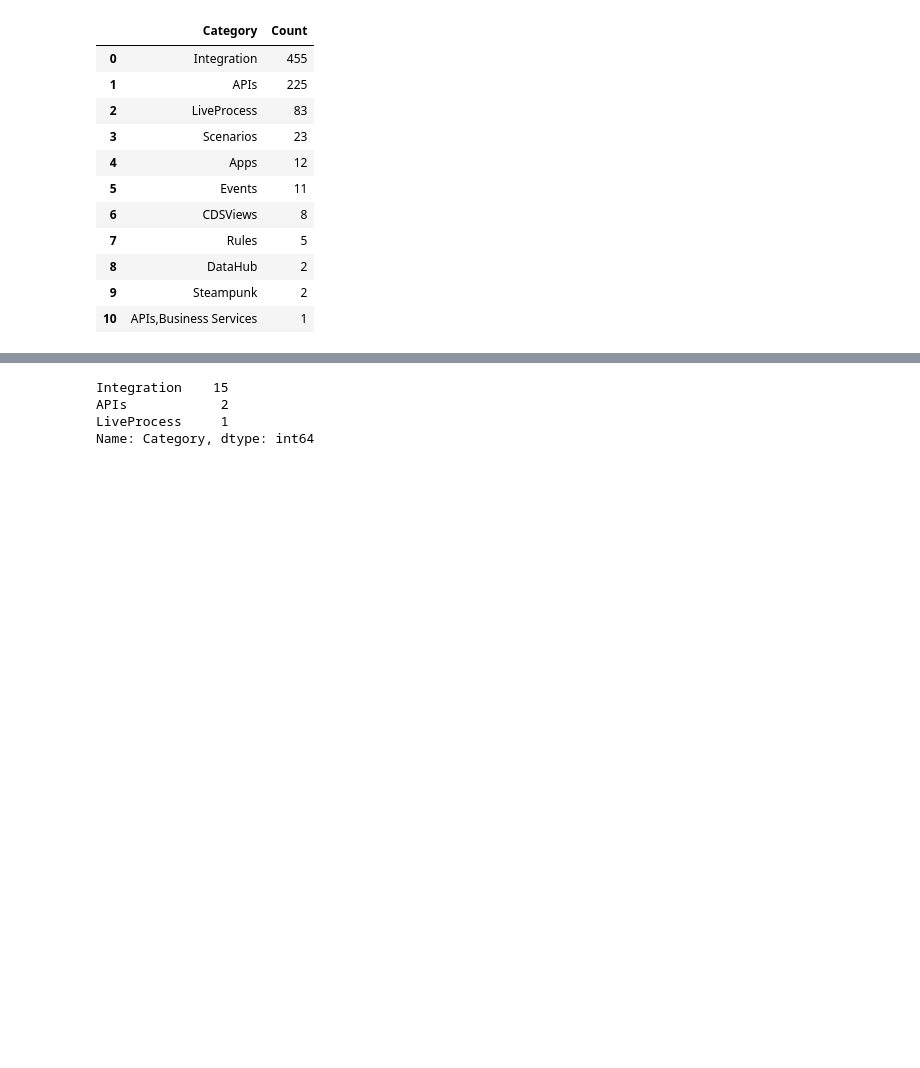
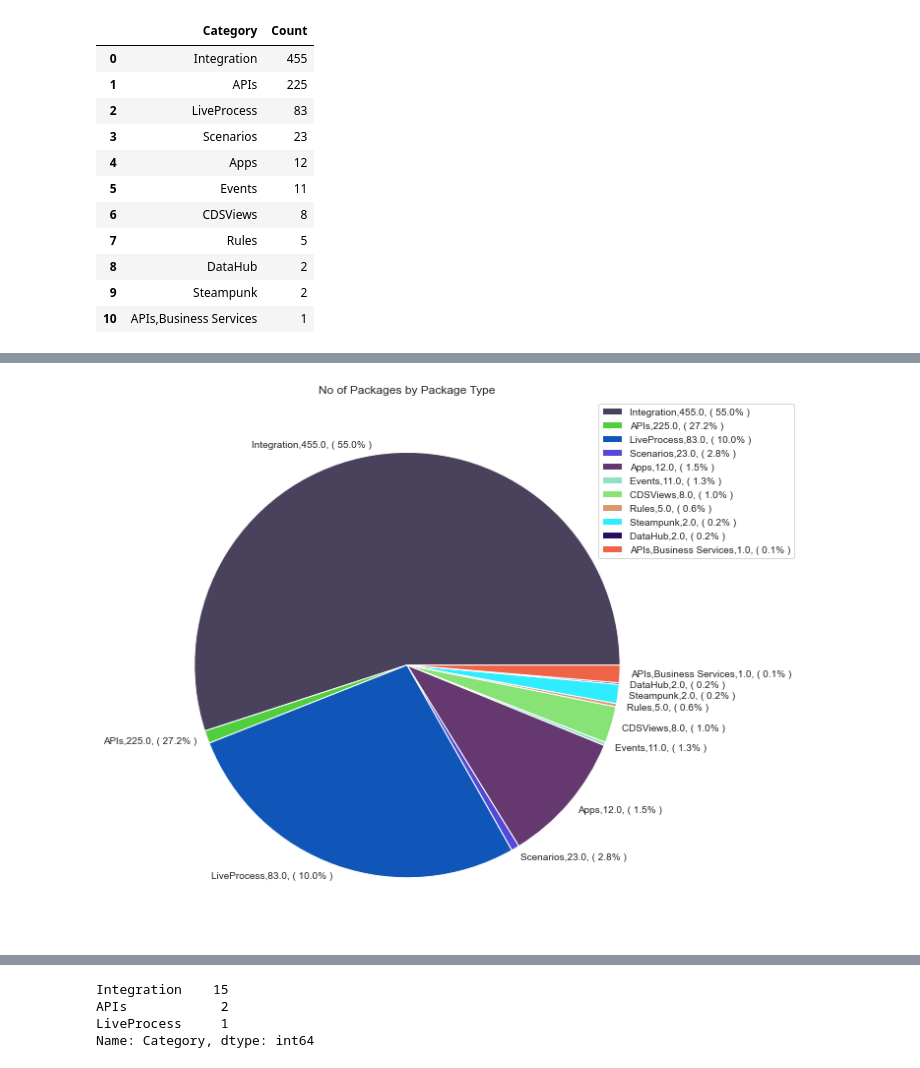
Before and after one commit to sapslcm/Git_Repository_Sudhir, a Jupyter notebook: SAP API Hub/API_Hub_API_Content_Parsing - Version 3.ipynb, the cells around one changed output, grey strips where cells are left out. Saved outputs shown, nothing was run; the diff lists cells and outputs as text; code cells hidden in the pictures; blank space fills up the shorter version.

Commit message:
Added pie chart and bar plot

```diff
--- a/SAP API Hub/API_Hub_API_Content_Parsing - Version 3.ipynb
+++ b/SAP API Hub/API_Hub_API_Content_Parsing - Version 3.ipynb
@@ -491,0 +249,87 @@ Package_Modification_Date_To =   '2022-09-07'
+# %%
+# Import librarie
+import numpy as np
+import matplotlib.pyplot as plt
+from random import shuffle
+import random
+
+fig = plt.figure(figsize=[10, 8])
+ax = fig.add_subplot(111)
+
+
+
+cmap = plt.cm.prism
+colors = cmap(np.linspace(0., 1., len(df_common['Count'])))
+# large = df_package_count[:len(df_package_count) / 2]
+# small = df_package_count[len(df_package_count) / 2:]
+# angle = 180 + float(sum(small[::2])) / sum(reordered) * 360
+
+labels = df_common['Category'].values.tolist()
+p = df_common['Category'].values.tolist()
+q = df_common['Count'].values.tolist()
+labels = [f'{l},{s:0.1f}, ( {t:0.1f}% )' for l, s, t in z]
+
+color = ["#" + ''.join([random.choice('0123456789ABCDEF')
+                        for j in range(6)]) for i in range(len(df_common))]
+
+pie_wedge_collection = ax.pie(df_common['Count'],  labels=labels, labeldistance=1.05,colors=color);
+
+for pie_wedge in pie_wedge_collection[0]:
+    pie_wedge.set_edgecolor('white')
+
+ax.set_title("No of Packages by Package Type");
+
+# Creating dataset
+
+
+# data = df_common['Count'].values.tolist()
+
+# # Creating explode data
+
+# explode = list()
+# print("Type--",type(explode))
+# for exp in range (len(data)):
+#     explode.append(0.1)
+
+# # # Creating color parameters
+# # colors = ["#" + ''.join([random.choice('0123456789ABCDEF') for j in range(len(sub_type))])
+# # for i in range(n)]
+
+# # Wedge properties
+# wp = { 'linewidth' : 1, 'edgecolor' : "green"}
+
+# # Creating autocpt arguments
+# def func(pct, allvalues):
+# 	absolute = (pct / 100.*np.sum(allvalues))
+# # 	absolute = allvalues
+# 	print("values--",absolute)
+# 	return "{:.2f}%\n({:.0f})".format(pct, absolute)
+
+# # Creating plot
+# fig, ax = plt.subplots(figsize =(10, 7))
+# wedges, texts, autotexts = ax.pie(data,
+# 								autopct = lambda pct: func(pct, data),
+# 								explode = explode,
+# 								labels = labels,
+# 								shadow = True,
+
+# 								startangle = 270,
+
+# 								textprops = dict(color ="Black",fontsize=15))
+# ax.axis('equal')
+
+# # Adding legend
+
+# ax.legend(labels,
+# 		title ="Package Type",
+# 		loc ="right",
+# 		bbox_to_anchor =(1, 0, 0.5, 1))
+
+# plt.setp(autotexts, size = 15, weight ="bold")
+# ax.set_title("API Distribution by It's Type",fontdict=dict(color ="Red",fontsize=15))
+# plt.rcParams["figure.autolayout"] = True
+# # show plot
+plt.legend(bbox_to_anchor=(0.85, 1), loc='upper left', labels=labels)
+plt.show();
+# %% [output]
+[figure, added]
```
Also changed, not shown: parts of 60 cells of this notebook.
